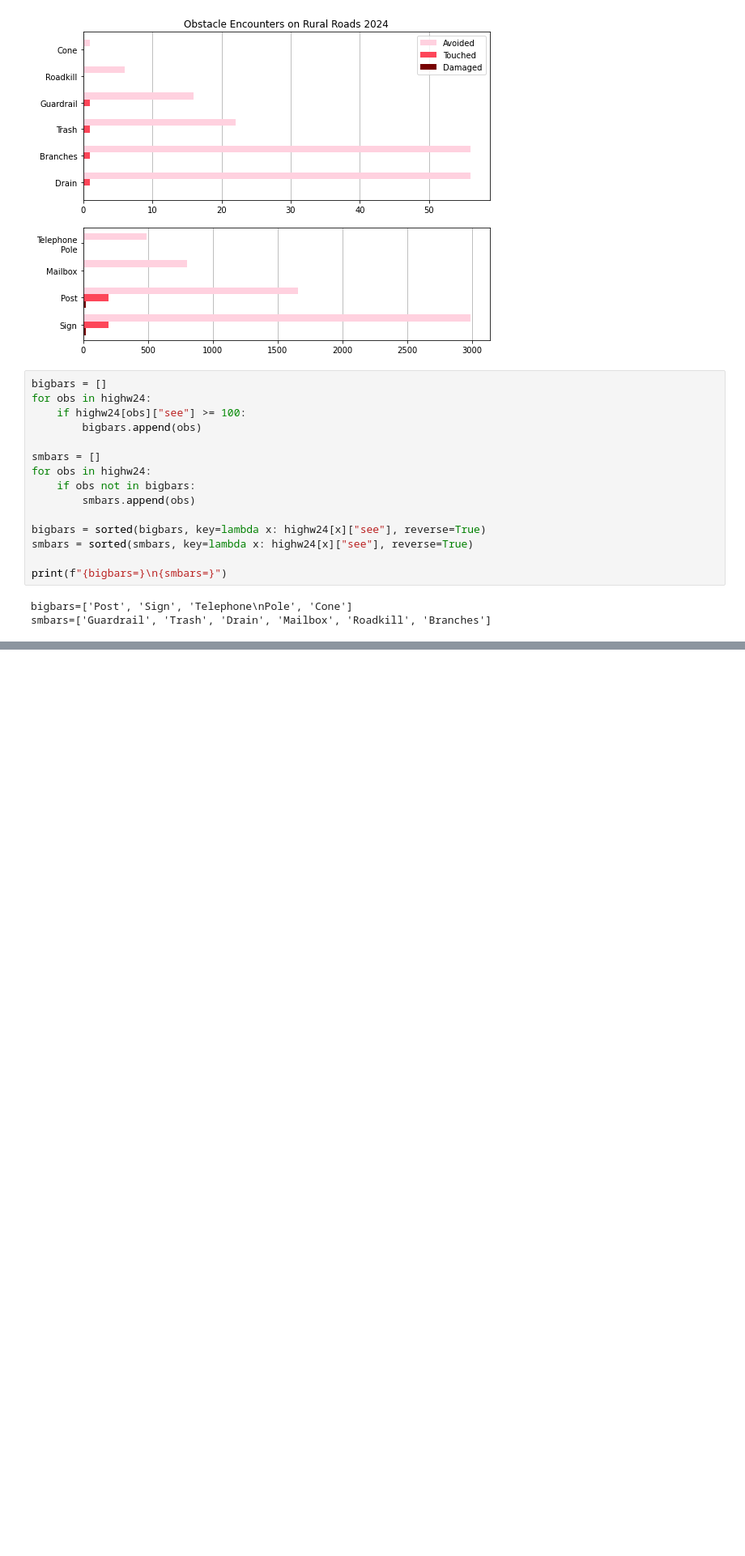
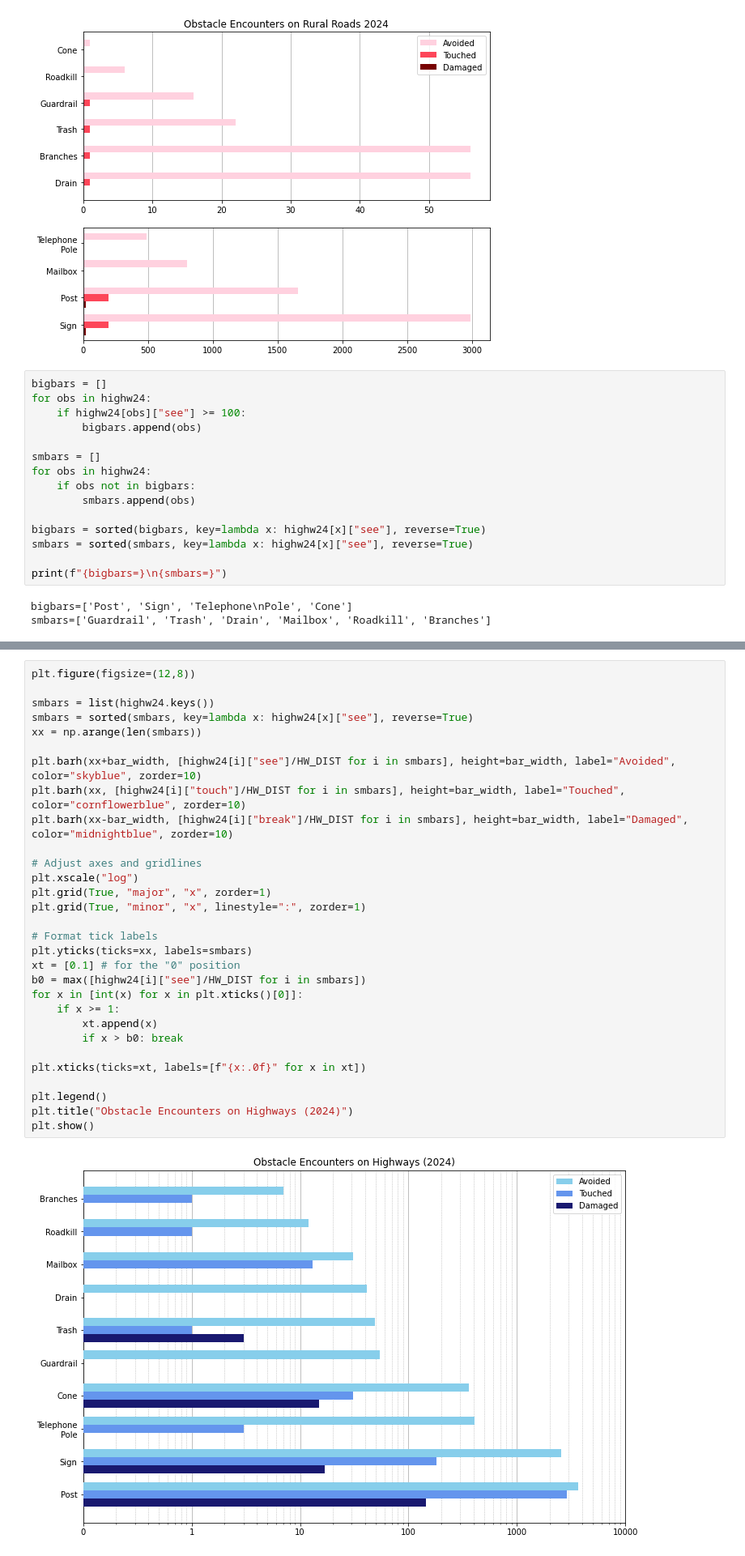
Before and after one commit to tjwieg/MS_thesis, a Jupyter notebook: plots/mower_obstacles.ipynb, the cells around one changed output, grey strips where cells are left out. Shown at 81% size. Cells and saved outputs as stored; diff of their text form; blank space fills up the shorter version.

```diff
--- a/plots/mower_obstacles.ipynb
+++ b/plots/mower_obstacles.ipynb
@@ -155,0 +158,32 @@ fig.set_size_inches(9, 7)
+# %%
+plt.figure(figsize=(12,8))
+
+smbars = list(highw24.keys())
+smbars = sorted(smbars, key=lambda x: highw24[x]["see"], reverse=True)
+xx = np.arange(len(smbars))
+
+plt.barh(xx+bar_width, [highw24[i]["see"]/HW_DIST for i in smbars], height=bar_width, label="Avoided", color="skyblue", zorder=10)
+plt.barh(xx, [highw24[i]["touch"]/HW_DIST for i in smbars], height=bar_width, label="Touched", color="cornflowerblue", zorder=10)
+plt.barh(xx-bar_width, [highw24[i]["break"]/HW_DIST for i in smbars], height=bar_width, label="Damaged", color="midnightblue", zorder=10)
+
+# Adjust axes and gridlines
+plt.xscale("log")
+plt.grid(True, "major", "x", zorder=1)
+plt.grid(True, "minor", "x", linestyle=":", zorder=1)
+
+# Format tick labels
+plt.yticks(ticks=xx, labels=smbars)
+xt = [0.1] # for the "0" position
+b0 = max([highw24[i]["see"]/HW_DIST for i in smbars])
+for x in [int(x) for x in plt.xticks()[0]]:
+    if x >= 1:
+        xt.append(x)
+        if x > b0: break
+
+plt.xticks(ticks=xt, labels=[f"{x:.0f}" for x in xt])
+
+plt.legend()
+plt.title("Obstacle Encounters on Highways (2024)")
+plt.show()
+# %% [output]
+[figure, added]
```
Also changed, not shown: parts of 3 cells of this notebook, 11 other files.
